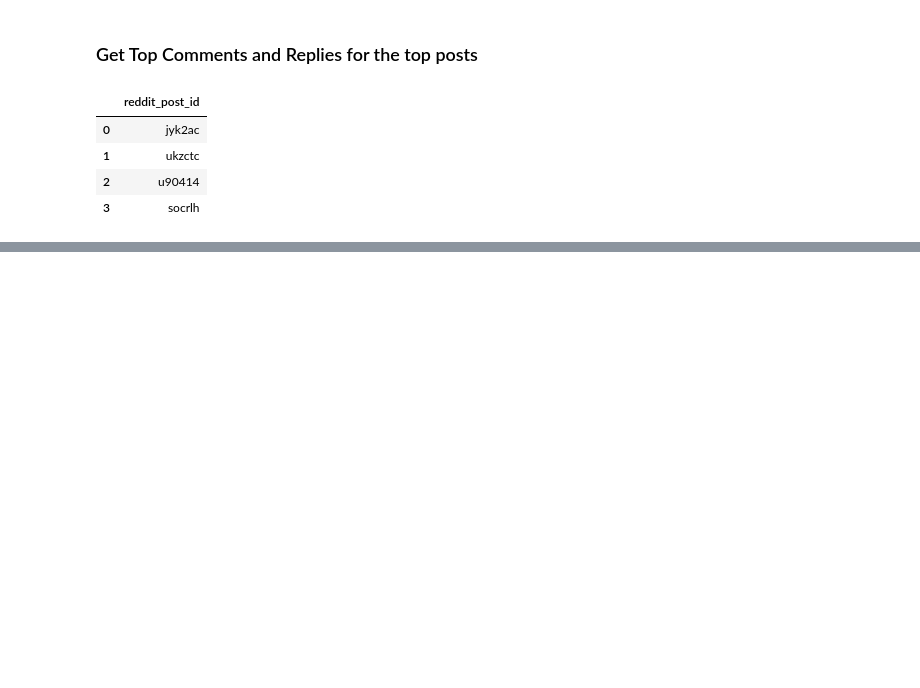
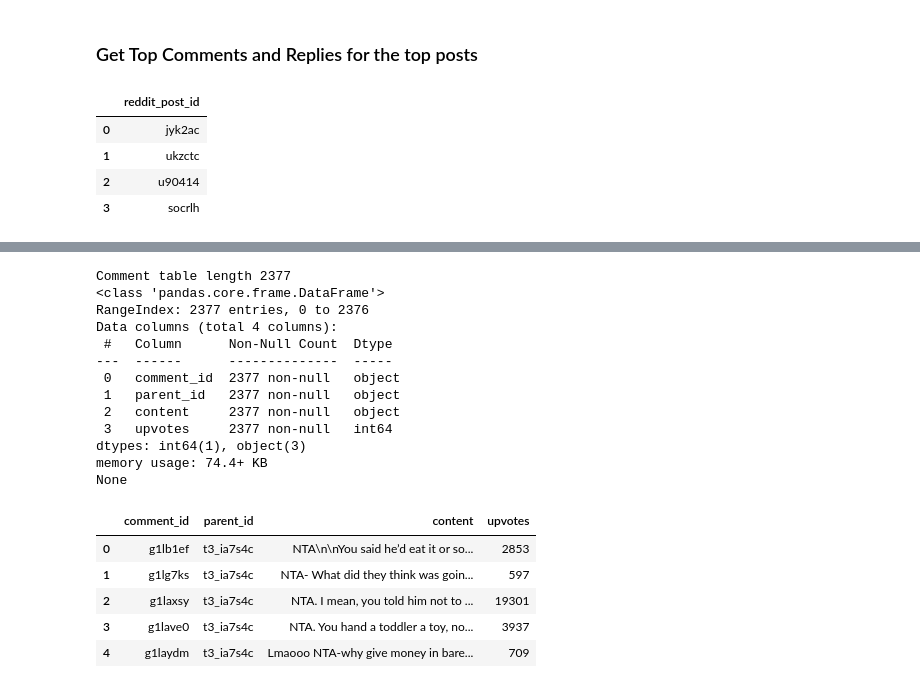
Before and after one commit to cstainsby/B-Onion, a Jupyter notebook: src/notebooks/Data_Load_AITA.ipynb, the cells around one changed output, grey strips where cells are left out. Cells and saved outputs as stored; diff of their text form; code cells hidden in the pictures; blank space fills up the shorter version.

Commit message:
starting data pushed to GCP

```diff
--- a/src/notebooks/Data_Load_AITA.ipynb
+++ b/src/notebooks/Data_Load_AITA.ipynb
@@ -213,18 +215,22 @@ post_table_ids_df.head(4)
 comment_and_reply_dict_list = []
 
 # I will batch the groups of comments I'm grabbing
-# so far I have pulled indices 0 thru 20
-start_index = 0
-stop_index = 20
+# so far I have pulled indices 0 thru 300
+start_index = 51
+stop_index = 300
 
+comment_limit = 10
+reply_limit = 5
+
+print("Pulling {} comments and {} replies for each comment:".format(comment_limit, reply_limit))
 for index, row in post_table_ids_df.iterrows():
     if index >= start_index and index <= stop_index:
-        print("On index {} of {}".format(index, stop_index - start_index))
+        print("\tOn index {} of {}".format(index - start_index, stop_index - start_index))
         comment_and_reply_dict = praw_instance.get_top_comments_and_top_replies_by_post_id(
             praw_inst,
             row["reddit_post_id"],
-            comment_limit=10,
-            reply_limit=5
+            comment_limit=comment_limit,
+            reply_limit=reply_limit
         )
 
         comment_and_reply_dict_list.append(comment_and_reply_dict)
@@ -251,3 +257,39 @@ On index 20 of 998
 full_comment_list, full_reply_list = [], []
 for post_i, comment_and_replies_dict in enumerate(comment_and_reply_dict_list):
     comment_df_at_post_i, reply_df_at_post_i =  praw_instance.comment_and_reply_dict_to_df(comment_and_replies_dict)
+
+    # store df's in an intermediate list before combining into a df
+    full_comment_list.append(comment_df_at_post_i)
+    full_reply_list.append(reply_df_at_post_i)
+
+comment_table_df = pd.concat(full_comment_list, axis=0, ignore_index=True)
+reply_table_df = pd.concat(full_reply_list, axis=0, ignore_index=True)
+# %%
+comment_table_df["comment_id"] = comment_table_df["comment_id"].astype(str)
+comment_table_df["parent_id"] = comment_table_df["parent_id"].astype(str)
+comment_table_df["content"] = comment_table_df["content"].astype(str)
+comment_table_df["upvotes"] = comment_table_df["upvotes"].astype(int)
+
+print("Comment table length", len(comment_table_df))
+print(comment_table_df.info())
+comment_table_df.head()
+# %% [output]
+Comment table length 2377
+<class 'pandas.core.frame.DataFrame'>
+RangeIndex: 2377 entries, 0 to 2376
+Data columns (total 4 columns):
+ #   Column      Non-Null Count  Dtype
+---  ------      --------------  -----
+ 0   comment_id  2377 non-null   object
+ 1   parent_id   2377 non-null   object
+ 2   content     2377 non-null   object
+ 3   upvotes     2377 non-null   int64
+dtypes: int64(1), object(3)
+memory usage: 74.4+ KB
+None
+|  | comment_id | parent_id | content | upvotes |
+| 0 | g1lb1ef | t3_ia7s4c | NTA\n\nYou said he’d eat it or so... | 2853 |
+| 1 | g1lg7ks | t3_ia7s4c | NTA- What did they think was goin... | 597 |
+| 2 | g1laxsy | t3_ia7s4c | NTA. I mean, you told him not to ... | 19301 |
+| 3 | g1lave0 | t3_ia7s4c | NTA. You hand a toddler a toy, no... | 3937 |
+| 4 | g1laydm | t3_ia7s4c | Lmaooo NTA-why give money in bare... | 709 |
```
Also changed, not shown: parts of 11 cells of this notebook, 1 other file.
